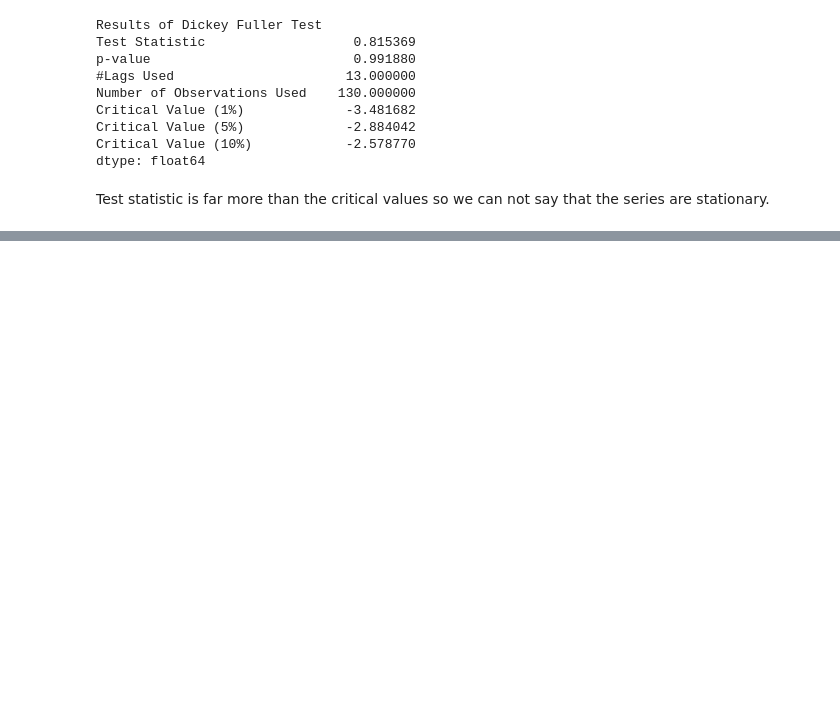
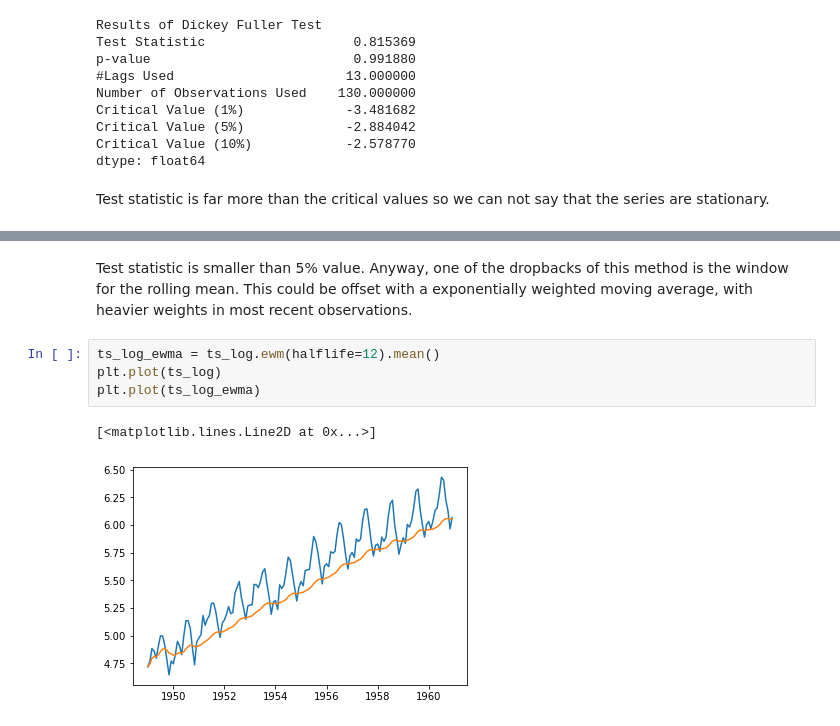
Before and after one commit to guillermofd/time-series, a Jupyter notebook: time series.ipynb, the cells around one changed output, grey strips where cells are left out. Cells and saved outputs as stored; diff of their text form; blank space fills up the shorter version.

```diff
--- a/time series.ipynb
+++ b/time series.ipynb
@@ -172,0 +220,9 @@ Test statistic is far more than the critical values so we can not say that the s
+# %% [markdown]
+Test statistic is smaller than 5% value. Anyway, one of the dropbacks of this method is the window for the rolling mean. This could be offset with a exponentially weighted moving average, with heavier weights in most recent observations.
+# %%
+ts_log_ewma = ts_log.ewm(halflife=12).mean()
+plt.plot(ts_log)
+plt.plot(ts_log_ewma)
+# %% [output]
+[<matplotlib.lines.Line2D at 0x...>]
+[figure, added]
```
Also changed, not shown: parts of 8 cells of this notebook.
